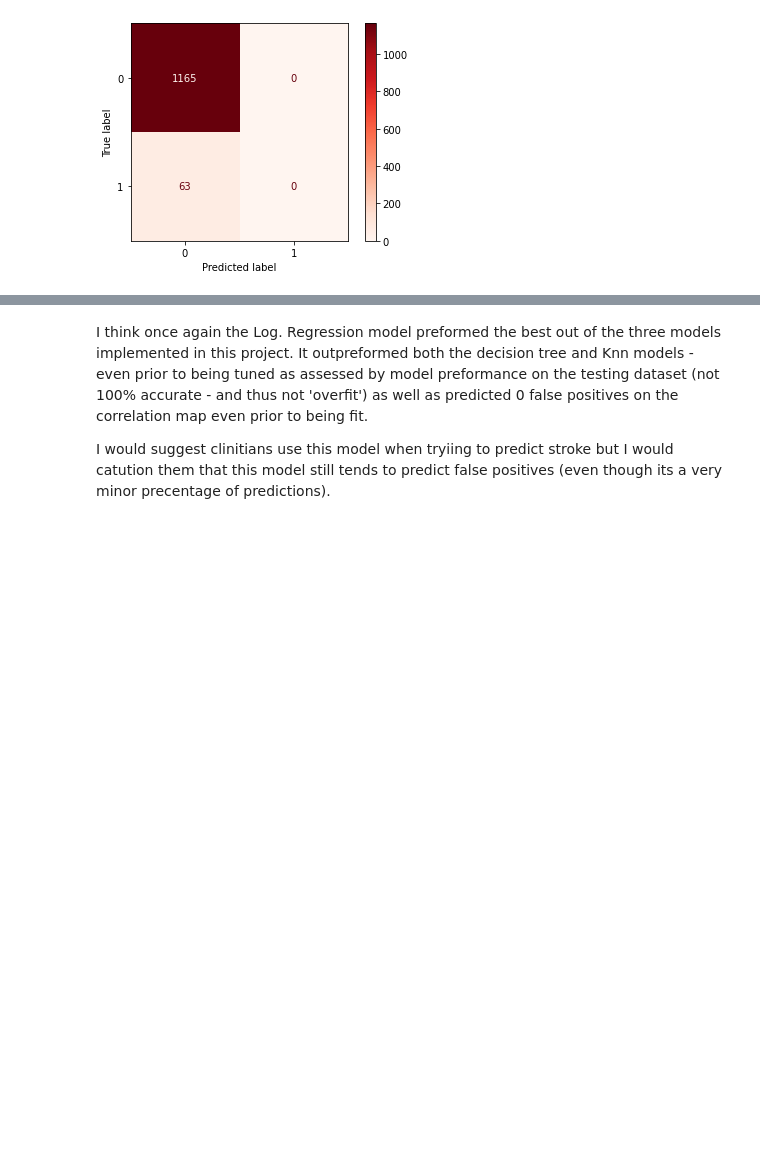
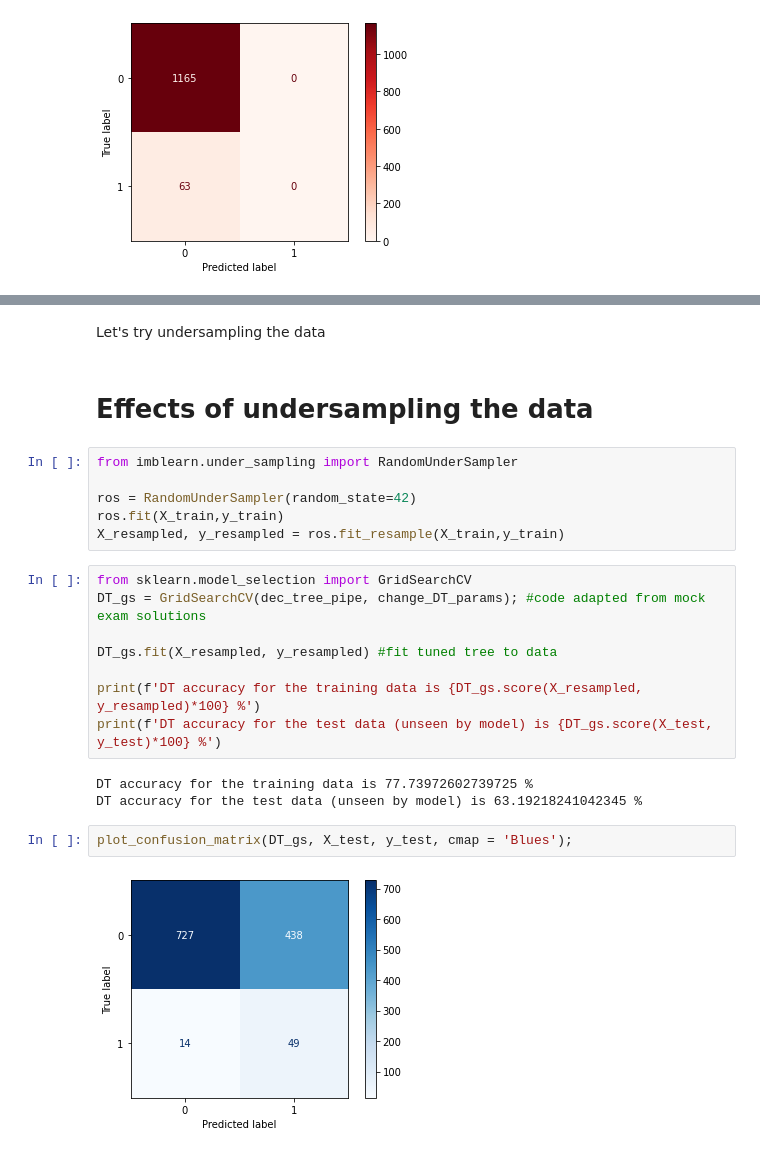
Before and after one commit to amandabenjamin/Predicting-Strokes, a Jupyter notebook: Project_2_Stroke_Prediction.ipynb, the cells around one changed output, grey strips where cells are left out. Drawn from its saved outputs; the diff is of its cells as text; blank space fills up the shorter version.

```diff
--- a/Project_2_Stroke_Prediction.ipynb
+++ b/Project_2_Stroke_Prediction.ipynb
@@ -496,4 +487,25 @@ plot_confusion_matrix(logreg_pipe, X_test, y_test, cmap = 'Reds');
-# %% [markdown]
-I think once again the Log. Regression model preformed the best out of the three models implemented in this project. It outpreformed both the decision tree and Knn models - even prior to being tuned as assessed by model preformance on the testing dataset (not 100% accurate - and thus not 'overfit') as well as predicted 0 false positives on the correlation map even prior to being fit.
-
-I would suggest clinitians use this model when tryiing to predict stroke but I would catution them that this model still tends to predict false positives (even though its a very minor precentage of predictions).
+# %% [markdown]
+Let's try undersampling the data
+# %% [markdown]
+# Effects of undersampling the data
+# %%
+from imblearn.under_sampling import RandomUnderSampler
+
+ros = RandomUnderSampler(random_state=42)
+ros.fit(X_train,y_train)
+X_resampled, y_resampled = ros.fit_resample(X_train,y_train)
+# %%
+from sklearn.model_selection import GridSearchCV
+DT_gs = GridSearchCV(dec_tree_pipe, change_DT_params); #code adapted from mock exam solutions
+
+DT_gs.fit(X_resampled, y_resampled) #fit tuned tree to data
+
+print(f'DT accuracy for the training data is {DT_gs.score(X_resampled, y_resampled)*100} %')
+print(f'DT accuracy for the test data (unseen by model) is {DT_gs.score(X_test, y_test)*100} %')
+# %% [output]
+DT accuracy for the training data is 77.73972602739725 %
+DT accuracy for the test data (unseen by model) is 63.19218241042345 %
+# %%
+plot_confusion_matrix(DT_gs, X_test, y_test, cmap = 'Blues');
+# %% [output]
+[figure, added]
```
Also changed, not shown: parts of 10 cells of this notebook.
